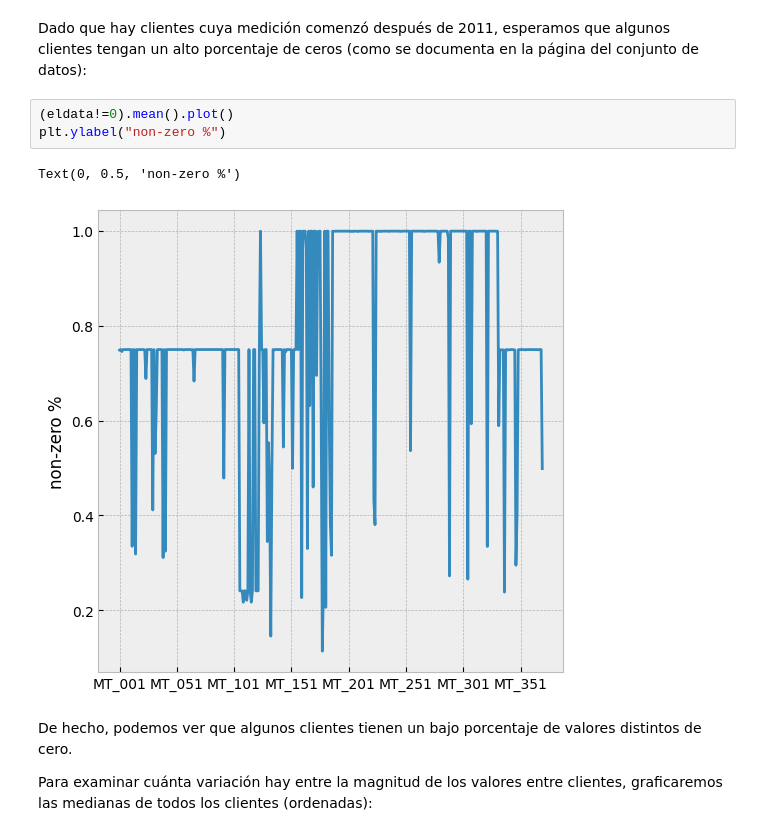
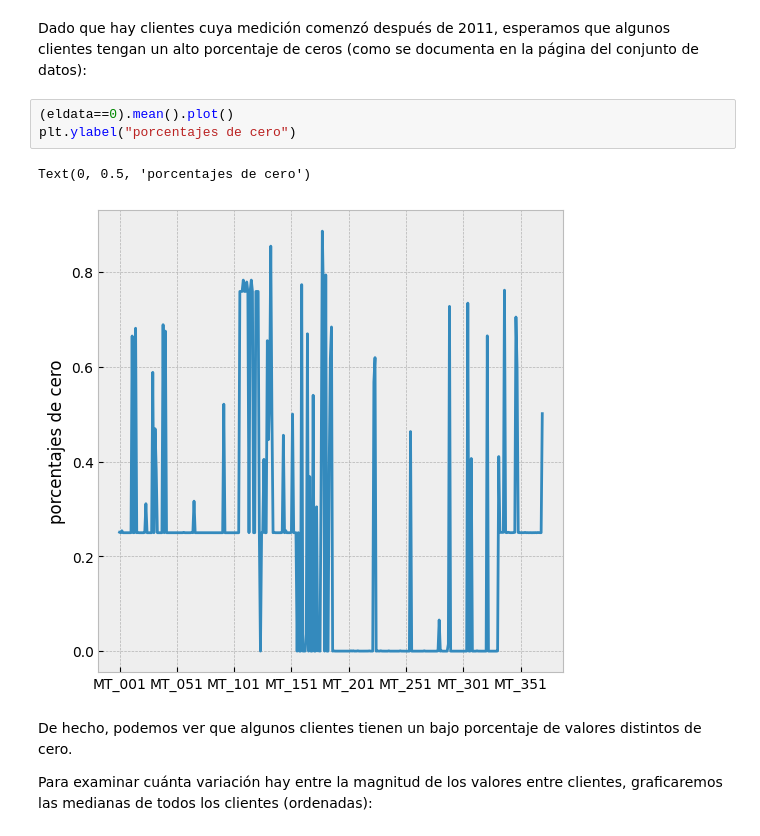
Before and after one commit to EdisonVazquezG/DeepLearning_Bourbaki, a Jupyter notebook: Semana 2/Seq2Seq.ipynb, the cells around one changed output. Cells and saved outputs as stored; diff of their text form.

```diff
--- a/Semana 2/Seq2Seq.ipynb
+++ b/Semana 2/Seq2Seq.ipynb
@@ -61,11 +82,11 @@ eldata = eldata.resample("1h", on="timestamp").mean()
 # %% [markdown]
 Dado que hay clientes cuya medición comenzó después de 2011, esperamos que algunos clientes tengan un alto porcentaje de ceros (como se documenta en la página del conjunto de datos):
 # %%
-(eldata!=0).mean().plot()
-plt.ylabel("non-zero %")
+(eldata==0).mean().plot()
+plt.ylabel("porcentajes de cero")
 # %% [output]
-Text(0, 0.5, 'non-zero %')
+Text(0, 0.5, 'porcentajes de cero')
-[figure, old version]
+[figure, new version]
 # %% [markdown]
 De hecho, podemos ver que algunos clientes tienen un bajo porcentaje de valores distintos de cero.
 
```
Also changed, not shown: parts of 25 cells of this notebook.
